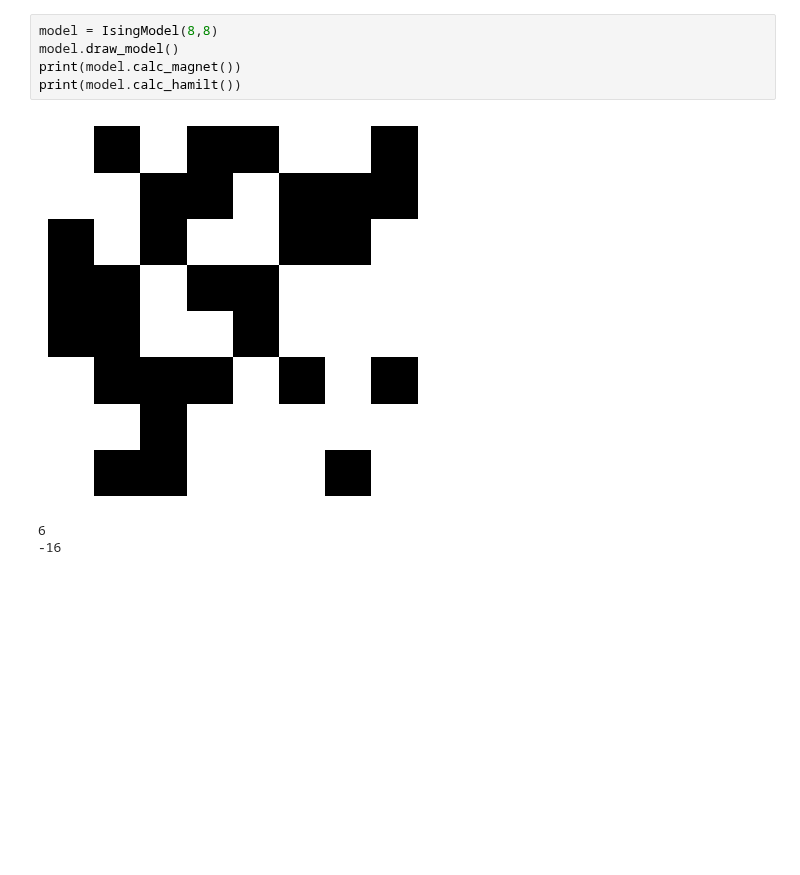
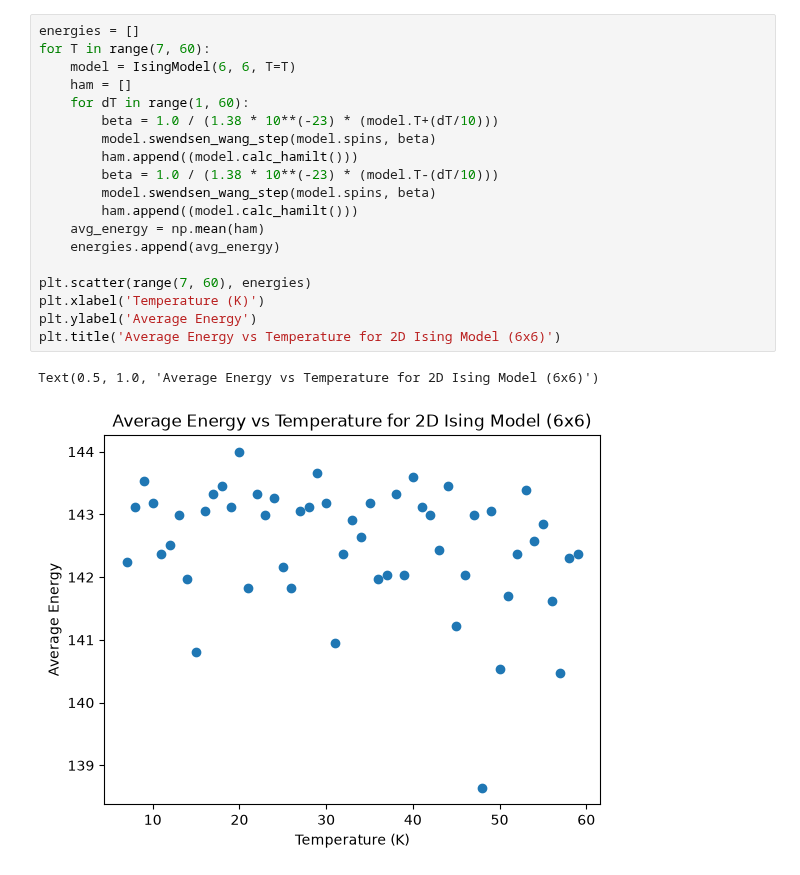
Before and after one commit to Beetz-Zero/Diploma, a Jupyter notebook: Replics/main.ipynb, the cells around one changed output. Drawn from its saved outputs; the diff is of its cells as text; blank space fills up the shorter version.

```diff
--- a/Replics/main.ipynb
+++ b/Replics/main.ipynb
@@ -37,9 +96,22 @@ class IsingModel:
 # %%
-model = IsingModel(8,8)
-model.draw_model()
-print(model.calc_magnet())
-print(model.calc_hamilt())
+energies = []
+for T in range(7, 60):
+    model = IsingModel(6, 6, T=T)
+    ham = []
+    for dT in range(1, 60):
+        beta = 1.0 / (1.38 * 10**(-23) * (model.T+(dT/10)))
+        model.swendsen_wang_step(model.spins, beta)
+        ham.append((model.calc_hamilt()))
+        beta = 1.0 / (1.38 * 10**(-23) * (model.T-(dT/10)))
+        model.swendsen_wang_step(model.spins, beta)
+        ham.append((model.calc_hamilt()))
+    avg_energy = np.mean(ham)
+    energies.append(avg_energy)
+
+plt.scatter(range(7, 60), energies)
+plt.xlabel('Temperature (K)')
+plt.ylabel('Average Energy')
+plt.title('Average Energy vs Temperature for 2D Ising Model (6x6)')
 # %% [output]
+Text(0.5, 1.0, 'Average Energy vs Temperature for 2D Ising Model (6x6)')
-[figure, old version]
+[figure, new version]
-6
--16
```
Also changed, not shown: parts of 2 cells of this notebook.
